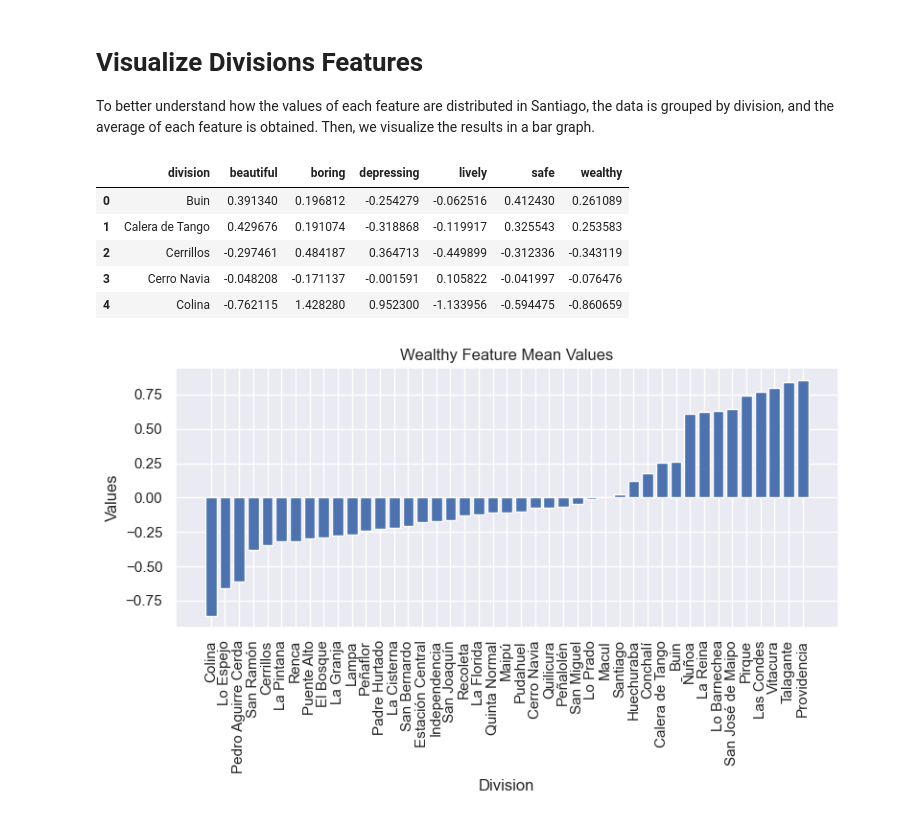
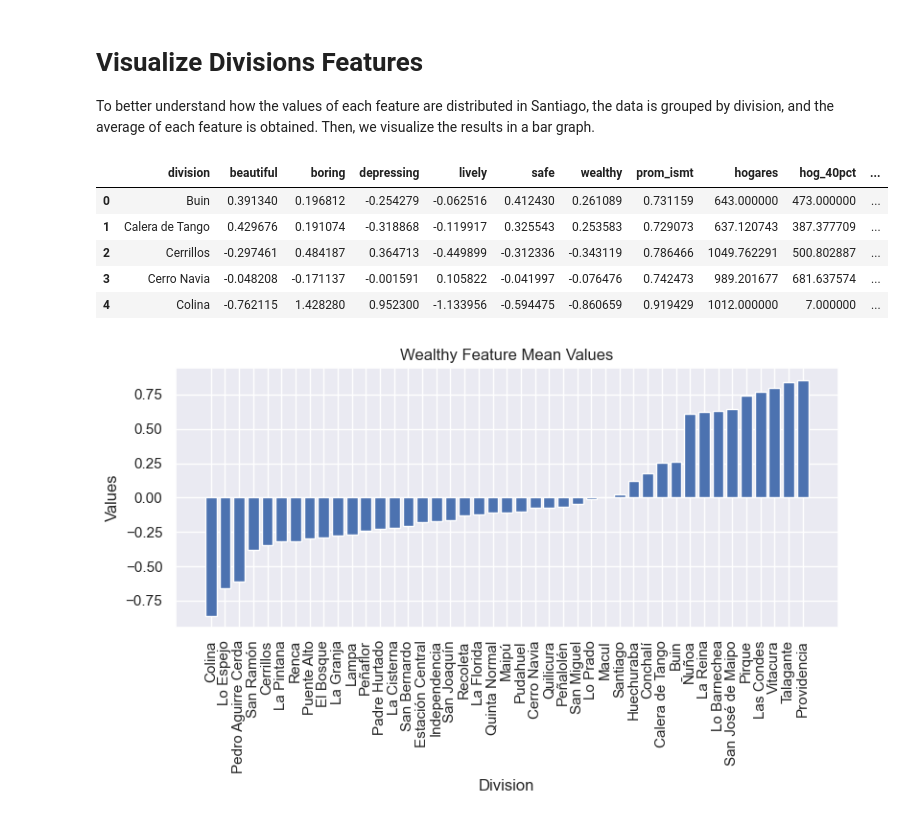
Before and after one commit to MaxOjeda/GNN-Socioeconomic-Prediction, a Jupyter notebook: Exploratory_Data_Analysis.ipynb, the cells around one changed output. Saved outputs shown, nothing was run; the diff lists cells and outputs as text; code cells hidden in the pictures.

```diff
--- a/Exploratory_Data_Analysis.ipynb
+++ b/Exploratory_Data_Analysis.ipynb
@@ -12,7 +12,7 @@ sns.set(color_codes=True)
 # %% [markdown]
 ## Loading the data into a pandas data frame
 # %%
-df = pd.read_csv('../Data/dataset_santiago_ismt.csv')
+df = pd.read_csv('Data/dataset_santiago_ismt.csv')
 df.head()
 # %% [output]
 |  | latlong | beautiful | boring | depressing | lively | safe | wealthy | lat | lon | node_id | ... |
@@ -81,13 +85,14 @@ sns.boxplot(data=df.iloc[:, [1,2,3,4,5,6]], orient="h")
 # Visualize Divisions Features
 To better understand how the values of each feature are distributed in Santiago, the data is grouped by division, and the average of each feature is obtained. Then, we visualize the results in a bar graph.
 # %%
-df_com = df.groupby("division")[["beautiful", "boring", "depressing", "lively", "safe", "wealthy"]].mean().reset_index()
+df_com = df.groupby("division")[["beautiful", "boring", "depressing", "lively", "safe", "wealthy",
+                                 "prom_ismt", "hogares", "hog_40pct", "pct_hog40p"]].mean().reset_index()
 df_com.head(5)
 # %% [output]
-|  | division | beautiful | boring | depressing | lively | safe | wealthy |
-| 0 | Buin | 0.391340 | 0.196812 | -0.254279 | -0.062516 | 0.412430 | 0.261089 |
-| 1 | Calera de Tango | 0.429676 | 0.191074 | -0.318868 | -0.119917 | 0.325543 | 0.253583 |
-| 2 | Cerrillos | -0.297461 | 0.484187 | 0.364713 | -0.449899 | -0.312336 | -0.343119 |
-| 3 | Cerro Navia | -0.048208 | -0.171137 | -0.001591 | 0.105822 | -0.041997 | -0.076476 |
-| 4 | Colina | -0.762115 | 1.428280 | 0.952300 | -1.133956 | -0.594475 | -0.860659 |
+|  | division | beautiful | boring | depressing | lively | safe | wealthy | prom_ismt | hogares | hog_40pct | ... |
+| 0 | Buin | 0.391340 | 0.196812 | -0.254279 | -0.062516 | 0.412430 | 0.261089 | 0.731159 | 643.000000 | 473.000000 | ... |
+| 1 | Calera de Tango | 0.429676 | 0.191074 | -0.318868 | -0.119917 | 0.325543 | 0.253583 | 0.729073 | 637.120743 | 387.377709 | ... |
+| 2 | Cerrillos | -0.297461 | 0.484187 | 0.364713 | -0.449899 | -0.312336 | -0.343119 | 0.786466 | 1049.762291 | 500.802887 | ... |
+| 3 | Cerro Navia | -0.048208 | -0.171137 | -0.001591 | 0.105822 | -0.041997 | -0.076476 | 0.742473 | 989.201677 | 681.637574 | ... |
+| 4 | Colina | -0.762115 | 1.428280 | 0.952300 | -1.133956 | -0.594475 | -0.860659 | 0.919429 | 1012.000000 | 7.000000 | ... |
 # %%
```
Also changed, not shown: parts of 7 cells of this notebook, 8 other files.
